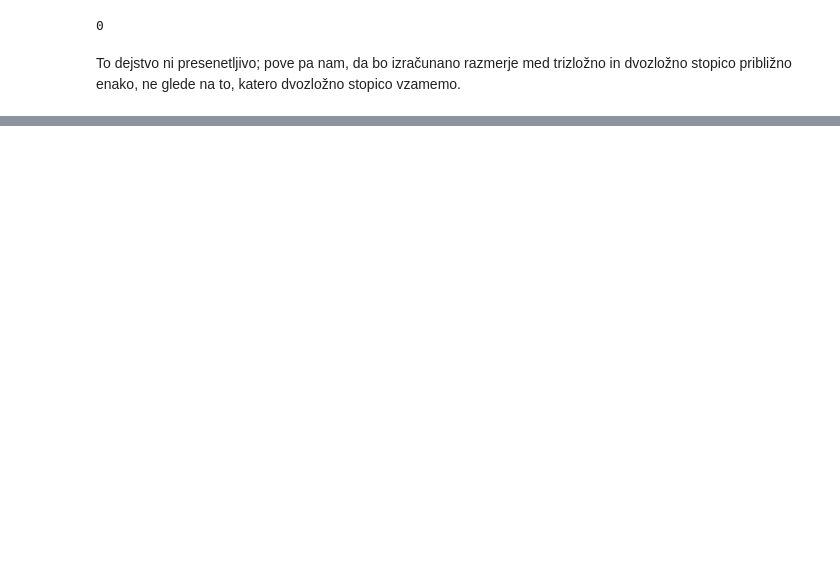
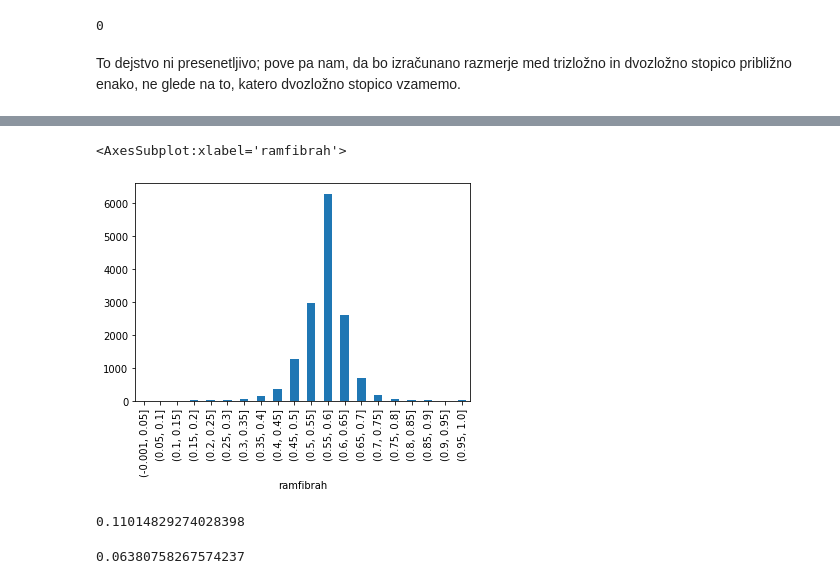
Before and after one commit to k3ap/prog1-projektna-naloga, a Jupyter notebook: analiza.ipynb, the cells around one changed output, grey strips where cells are left out. Saved outputs shown, nothing was run; the diff lists cells and outputs as text; code cells hidden in the pictures; blank space fills up the shorter version.

```diff
--- a/analiza.ipynb
+++ b/analiza.ipynb
@@ -384,0 +412,13 @@ zanimivi[zanimivi.naslov == "Na vrhe obešen"]
+# %%
+zanimivi.groupby(pd.cut(zanimivi.ramfibrah, 20)).vir.count().plot.bar()
+# %% [output]
+<AxesSubplot:xlabel='ramfibrah'>
+[figure, added]
+# %%
+zanimivi.rdaktil.std()
+# %% [output]
+0.11014829274028398
+# %%
+zanimivi.ramfibrah.std()
+# %% [output]
+0.06380758267574237
```
Also changed, not shown: parts of 16 cells of this notebook.
